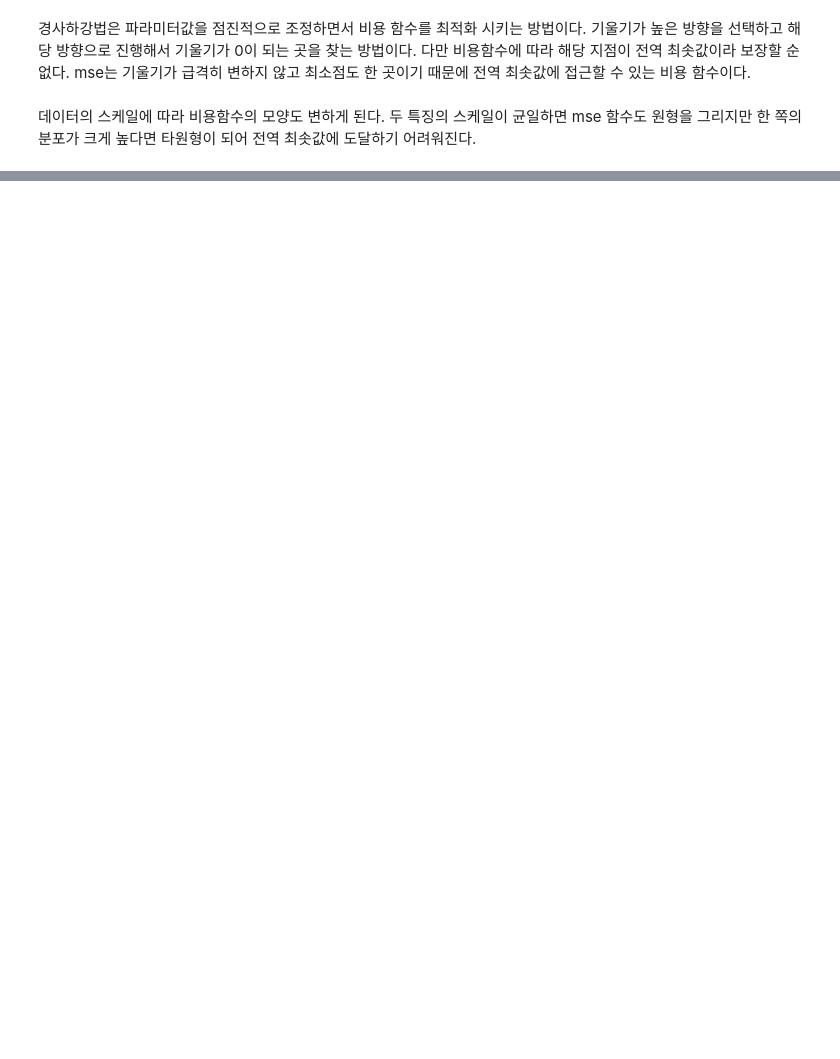
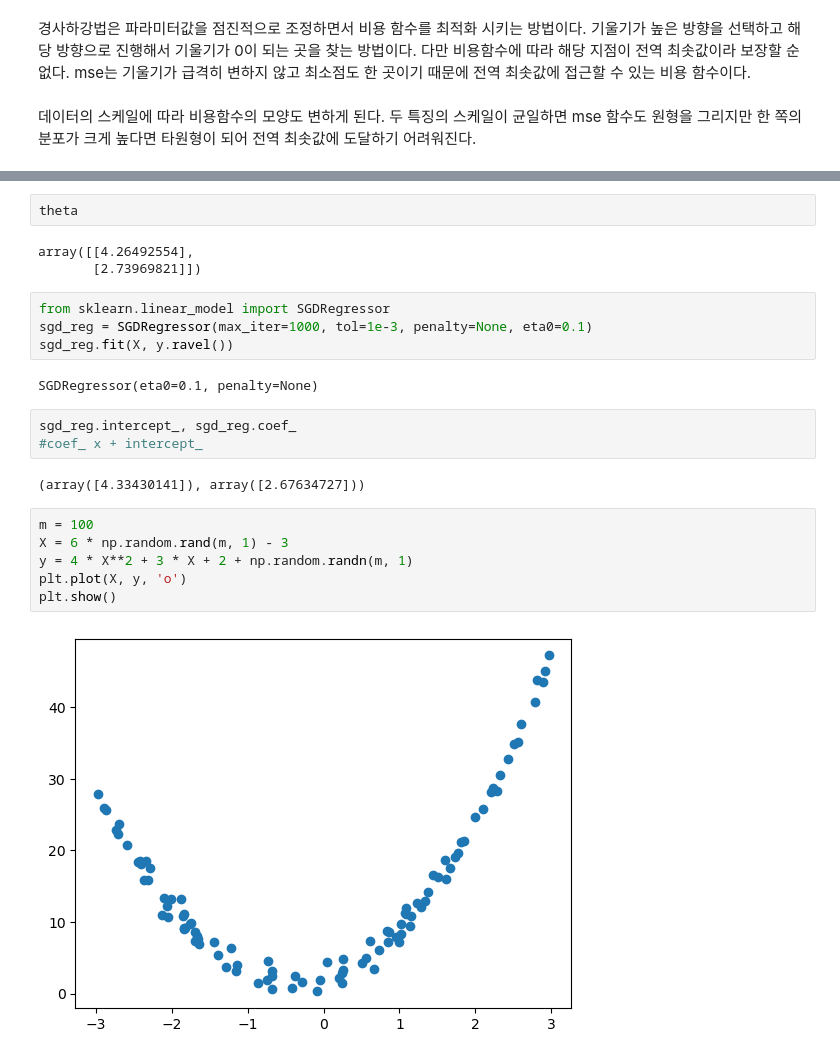
Before and after one commit to amugae568/ml-test, a Jupyter notebook: chap4.ipynb, the cells around one changed output, grey strips where cells are left out. Cells and saved outputs as stored; diff of their text form; blank space fills up the shorter version.

```diff
--- a/chap4.ipynb
+++ b/chap4.ipynb
@@ -66,0 +103,24 @@ mse는 기울기가 급격히 변하지 않고 최소점도 한 곳이기 때문
+# %%
+theta
+# %% [output]
+array([[4.26492554],
+       [2.73969821]])
+# %%
+from sklearn.linear_model import SGDRegressor
+sgd_reg = SGDRegressor(max_iter=1000, tol=1e-3, penalty=None, eta0=0.1)
+sgd_reg.fit(X, y.ravel())
+# %% [output]
+SGDRegressor(eta0=0.1, penalty=None)
+# %%
+sgd_reg.intercept_, sgd_reg.coef_
+#coef_ x + intercept_
+# %% [output]
+(array([4.33430141]), array([2.67634727]))
+# %%
+m = 100
+X = 6 * np.random.rand(m, 1) - 3
+y = 4 * X**2 + 3 * X + 2 + np.random.randn(m, 1)
+plt.plot(X, y, 'o')
+plt.show()
+# %% [output]
+[figure, added]
```
Also changed, not shown: parts of 22 cells of this notebook.
